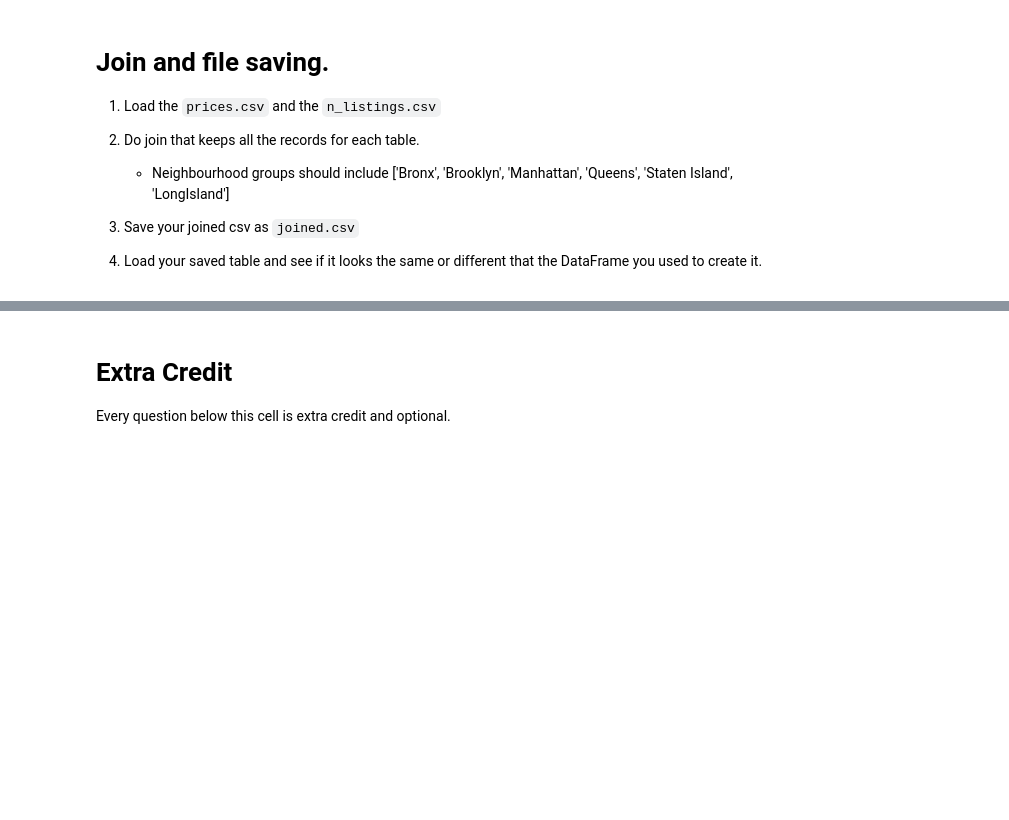
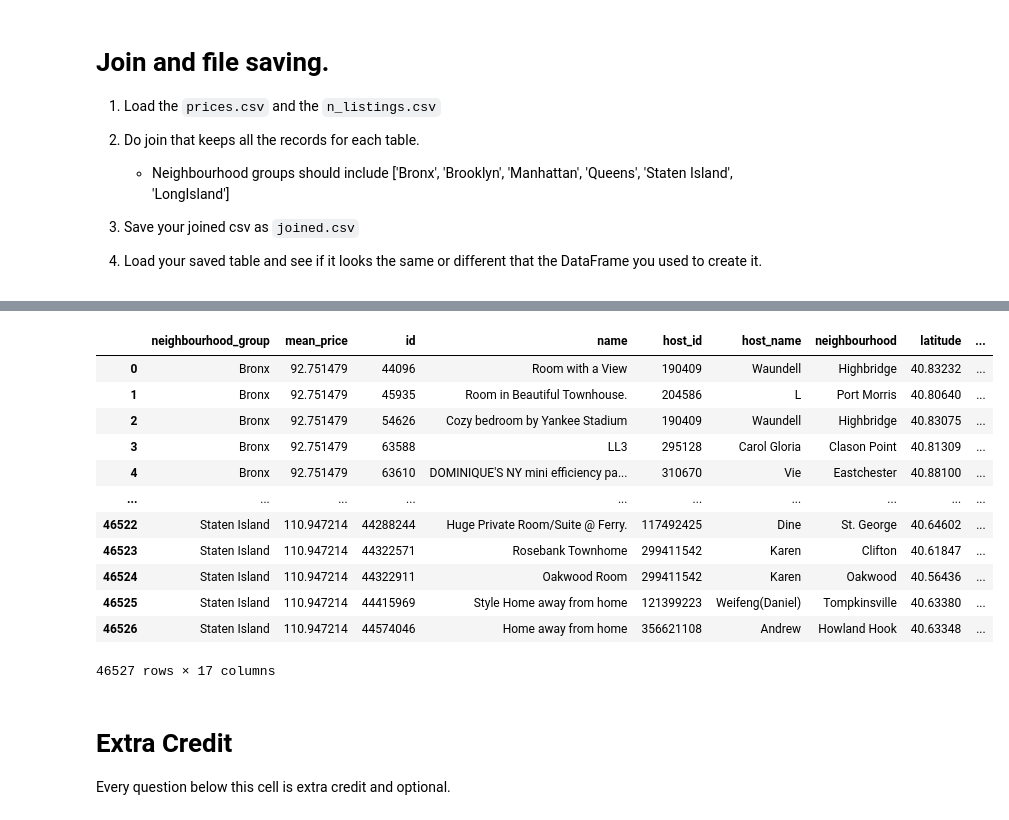
Before and after one commit to erigson/my-fork-2023-fall-data-science-fridays, a Jupyter notebook: Week-01-Pandas/exercise-EG.ipynb, the cells around one changed output, grey strips where cells are left out. Saved outputs shown, nothing was run; the diff lists cells and outputs as text; code cells hidden in the pictures; blank space fills up the shorter version.

```diff
--- a/Week-01-Pandas/exercise-EG.ipynb
+++ b/Week-01-Pandas/exercise-EG.ipynb
@@ -204,3 +253,6 @@ gb['price'].agg(['min', 'max'])
 4. Load your saved table and see if it looks the same or different that the DataFrame you used to create it.
 # %%
 # 1. Load the `prices.csv` and the `n_listings.csv`
+
+df_prices = pd.read_csv('data/prices.csv')
+df_prices
@@ -207,5 +283,22 @@ gb['price'].agg(['min', 'max'])
 # %%
 # 2. Do join that keeps all the records for each table.
+df_joined = pd.merge(df_prices, df_listings, how = 'outer')
+
+df_joined
+# %% [output]
+|  | neighbourhood_group | mean_price | id | name | host_id | host_name | neighbourhood | latitude | ... |
+| 0 | Bronx | 92.751479 | 44096 | Room with a View | 190409 | Waundell | Highbridge | 40.83232 | ... |
+| 1 | Bronx | 92.751479 | 45935 | Room in Beautiful Townhouse. | 204586 | L | Port Morris | 40.80640 | ... |
+| 2 | Bronx | 92.751479 | 54626 | Cozy bedroom by Yankee Stadium | 190409 | Waundell | Highbridge | 40.83075 | ... |
+| 3 | Bronx | 92.751479 | 63588 | LL3 | 295128 | Carol Gloria | Clason Point | 40.81309 | ... |
+| 4 | Bronx | 92.751479 | 63610 | DOMINIQUE'S NY mini efficiency pa... | 310670 | Vie | Eastchester | 40.88100 | ... |
+| ... | ... | ... | ... | ... | ... | ... | ... | ... | ... |
+| 46522 | Staten Island | 110.947214 | 44288244 | Huge Private Room/Suite @ Ferry. | 117492425 | Dine | St. George | 40.64602 | ... |
+| 46523 | Staten Island | 110.947214 | 44322571 | Rosebank Townhome | 299411542 | Karen | Clifton | 40.61847 | ... |
+| 46524 | Staten Island | 110.947214 | 44322911 | Oakwood Room | 299411542 | Karen | Oakwood | 40.56436 | ... |
+| 46525 | Staten Island | 110.947214 | 44415969 | Style Home away from home | 121399223 | Weifeng(Daniel) | Tompkinsville | 40.63380 | ... |
+| 46526 | Staten Island | 110.947214 | 44574046 | Home away from home | 356621108 | Andrew | Howland Hook | 40.63348 | ... |
+46527 rows × 17 columns
 # %% [markdown]
 # Extra Credit
 Every question below this cell is extra credit and optional.
```
Also changed, not shown: parts of 23 cells of this notebook.
